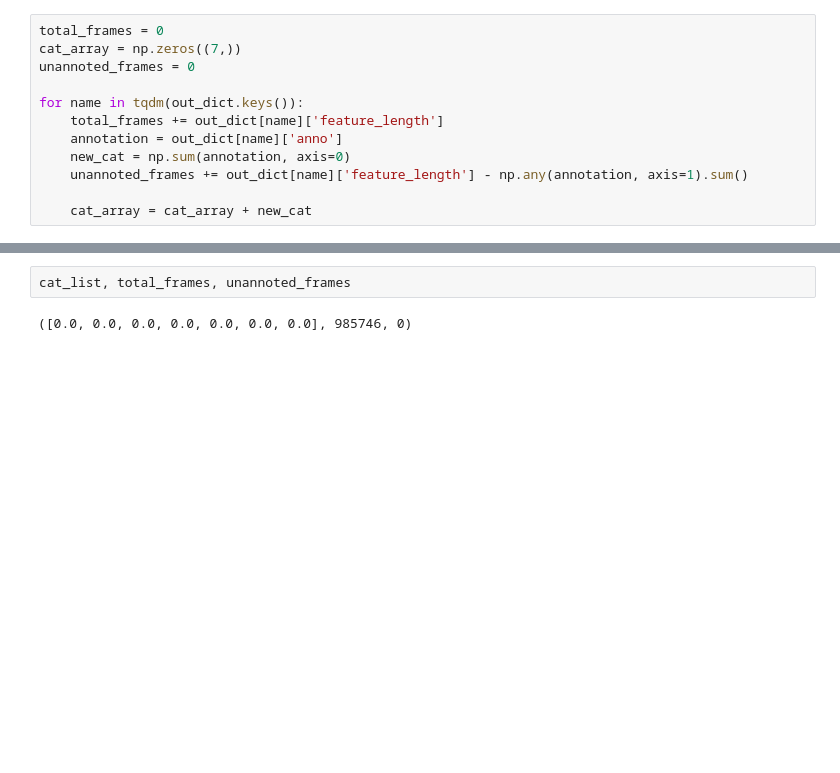
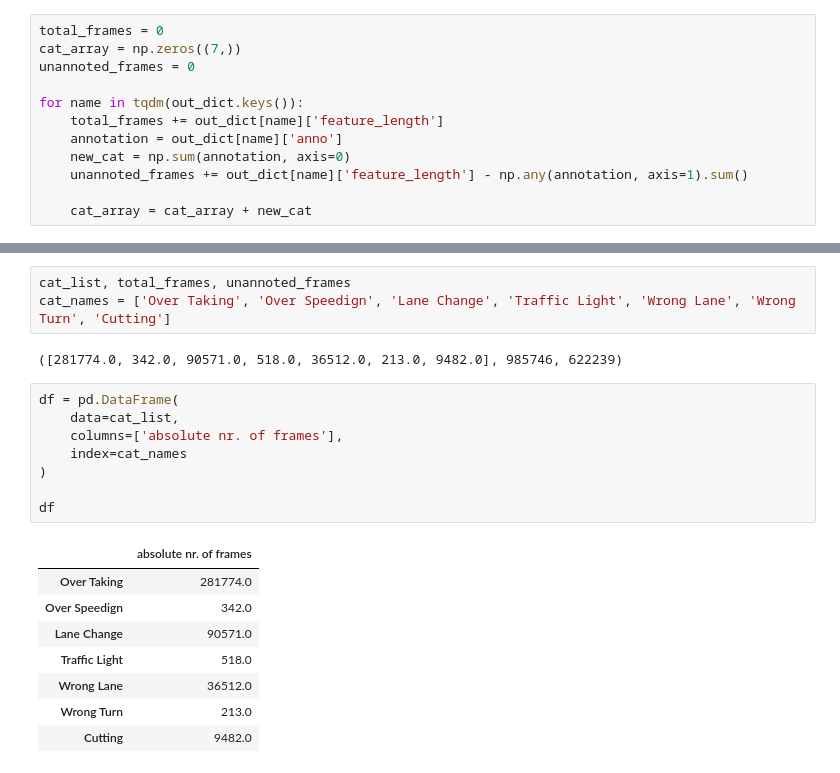
Before and after one commit to unofficial-Jona/assessing_ADB, a Jupyter notebook: dataset_analysis.ipynb, the cells around one changed output, grey strips where cells are left out. Drawn from its saved outputs; the diff is of its cells as text; blank space fills up the shorter version.

```diff
--- a/dataset_analysis.ipynb
+++ b/dataset_analysis.ipynb
@@ -45,4 +45,22 @@ cat_list[2] - total_frames
 # %%
 cat_list, total_frames, unannoted_frames
+cat_names = ['Over Taking', 'Over Speedign', 'Lane Change', 'Traffic Light', 'Wrong Lane', 'Wrong Turn', 'Cutting']
 # %% [output]
-([0.0, 0.0, 0.0, 0.0, 0.0, 0.0, 0.0], 985746, 0)
+([281774.0, 342.0, 90571.0, 518.0, 36512.0, 213.0, 9482.0], 985746, 622239)
+# %%
+df = pd.DataFrame(
+    data=cat_list,
+    columns=['absolute nr. of frames'],
+    index=cat_names
+)
+
+df
+# %% [output]
+|  | absolute nr. of frames |
+| Over Taking | 281774.0 |
+| Over Speedign | 342.0 |
+| Lane Change | 90571.0 |
+| Traffic Light | 518.0 |
+| Wrong Lane | 36512.0 |
+| Wrong Turn | 213.0 |
+| Cutting | 9482.0 |
```
Also changed, not shown: parts of 3 cells of this notebook.
